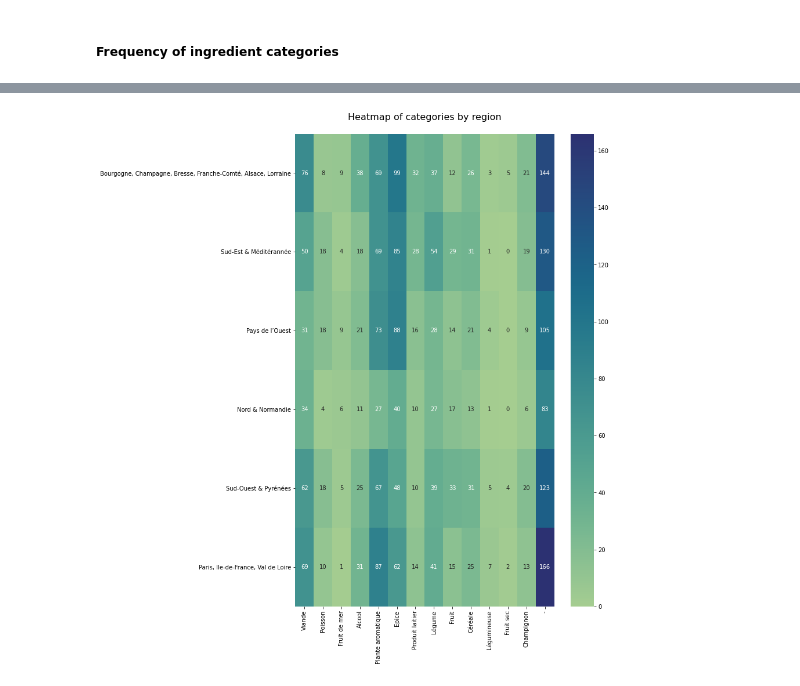
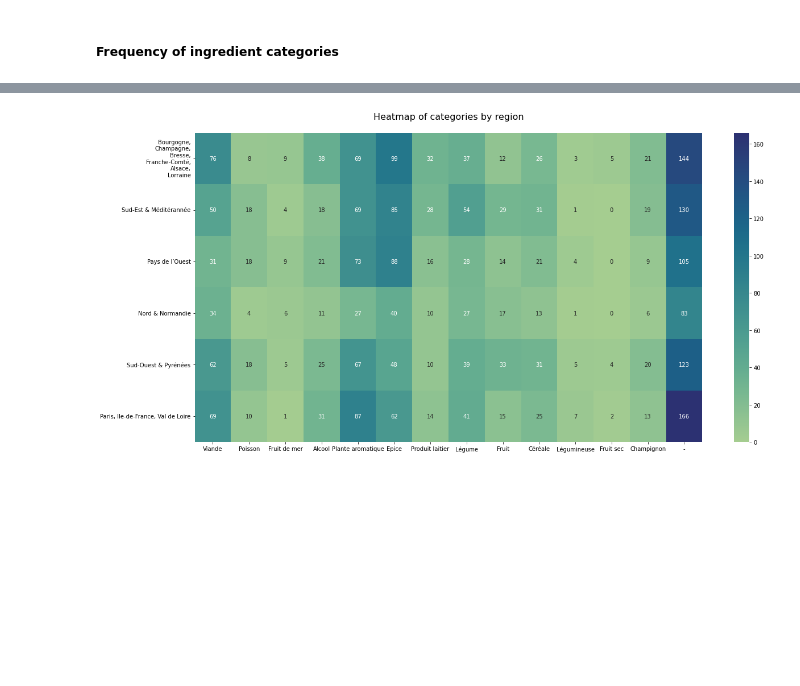
Before and after one commit to Ghalicb/historical-cookbook-digitalisation, a Jupyter notebook: src/recipes_analysis.ipynb, the cells around one changed output, grey strips where cells are left out. Cells and saved outputs as stored; diff of their text form; code cells hidden in the pictures; blank space fills up the shorter version.

Commit message:
reformat figure

```diff
--- a/src/recipes_analysis.ipynb
+++ b/src/recipes_analysis.ipynb
@@ -193,3 +193,7 @@ heatmap_regions_df
 | Nord & Normandie | 34 | 4 | 6 | 11 | 27 | 40 | 10 | 27 | ... |
 | Sud-Ouest & Pyrénées | 62 | 18 | 5 | 25 | 67 | 48 | 10 | 39 | ... |
 | Paris, Ile-de-France, Val de Loire | 69 | 10 | 1 | 31 | 87 | 62 | 14 | 41 | ... |
+# %%
+heatmap_regions_df.rename(index={'Bourgogne, Champagne, Bresse, Franche-Comté, Alsace, Lorraine':
+              'Bourgogne,\nChampagne,\nBresse,\nFranche-Comté,\nAlsace,\nLorraine'}, inplace=True)
+heatmap_regions_df
@@ -196,7 +208,9 @@ heatmap_regions_df
 # %%
-plt.figure(figsize=(10, 15))
+plt.figure(figsize=(20, 10))
 plt.title('Heatmap of categories by region\n', fontsize=16)
 sns.heatmap(heatmap_regions_df, cmap="crest", annot=True, fmt="d")
+plt.xticks(rotation=0)
+plt.yticks(rotation=0)
 plt.show()
 # %% [output]
-[figure, old version]
+[figure, new version]
```
Also changed, not shown: parts of 2 cells of this notebook.
